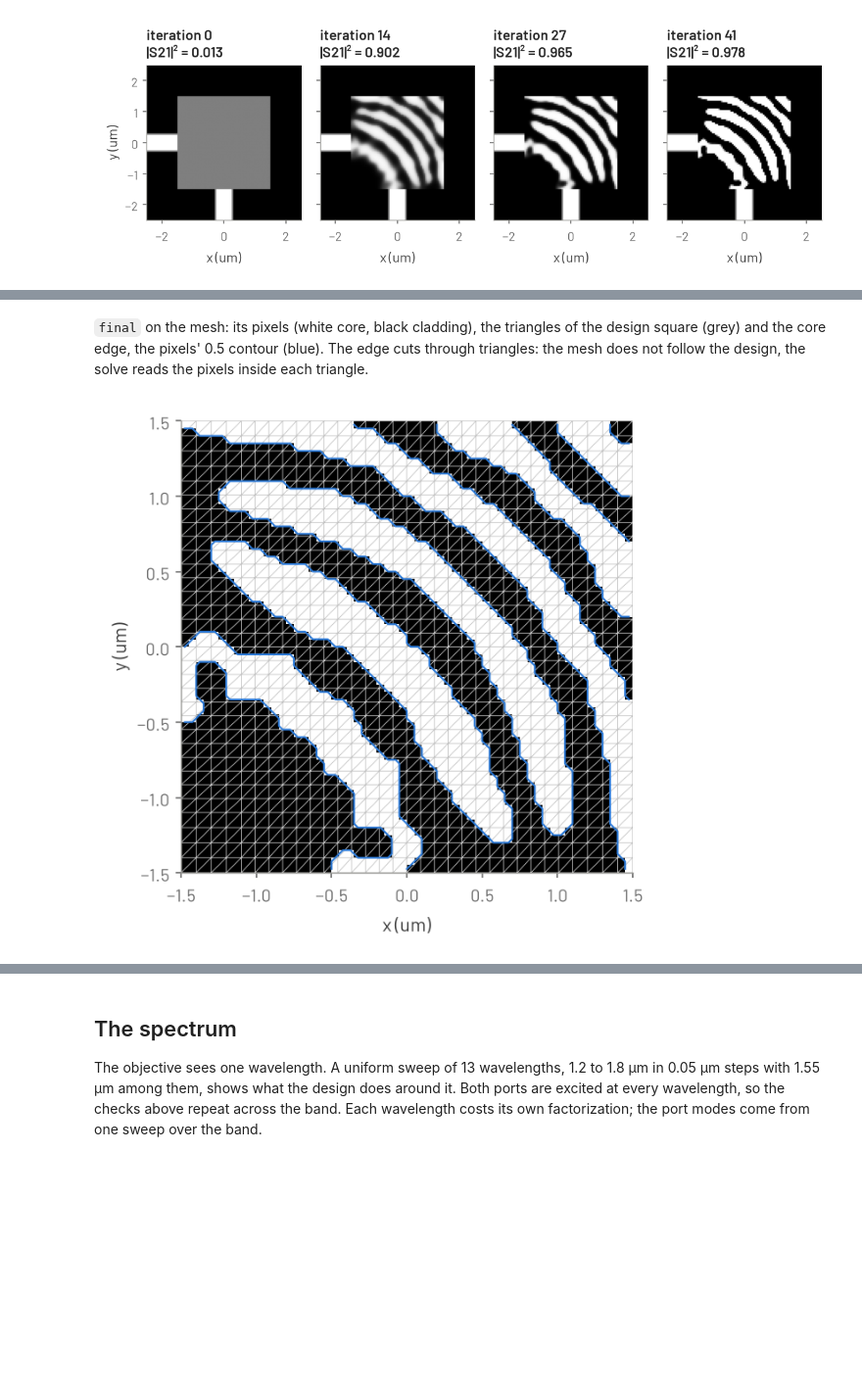
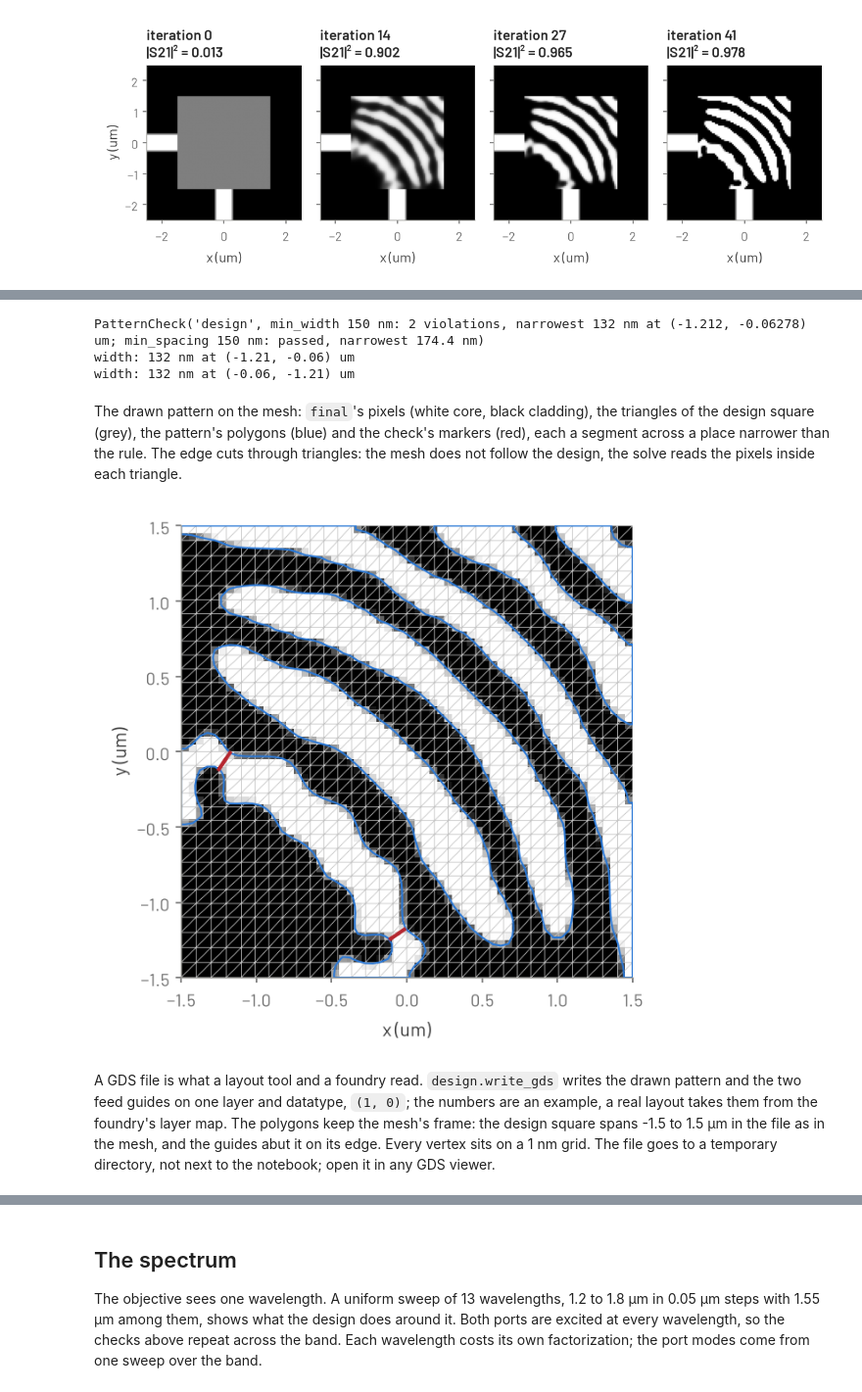
Before and after one commit to EMinsight/gfem, a Jupyter notebook: docs/tutorials/bend.ipynb, the cells around one changed output, grey strips where cells are left out. Shown at 98% size. Cells and saved outputs as stored; diff of their text form; code cells hidden in the pictures; blank space fills up the shorter version.

```diff
--- a/docs/tutorials/bend.ipynb
+++ b/docs/tutorials/bend.ipynb
@@ -429,13 +458,13 @@ stays fractional along material edges, since it interpolates the pixels bilinear
 # %%
 last = physical(rho, BETAS[-1])
-final = (last > 0.5).astype(float)
+drawn = grid.pattern(blur(0.5 * (rho + rho.T)), eta=0.5)  # the filtered density
+final = grid.area_fraction(drawn)
 s_final = s_matrix(final)
-t_final = transmission(s_final)
+t_pattern = transmission(s_final)
 binary = float(jnp.mean((last < 0.05) | (last > 0.95)))
-core = float(final.mean())
-print(
-    f"iteration {n_steps - 1}: |S21|^2 = {history[-1][0]:.4f} at beta = {BETAS[-1]:.0f}"
-)
-print(f"final: |S21|^2 = {t_final:.4f}, thresholded at 0.5, {core:.1%} core")
+print(drawn)
+print(f"iteration {n_steps - 1}: |S21|^2 = {t_last:.4f} at beta = {BETAS[-1]:.0f}")
+print(f"drawn pattern: |S21|^2 = {t_pattern:.4f}, {final.mean():.1%} core")
 print(f"{100 * binary:.1f} % of the pixels lie within 0.05 of 0 or 1")
+np.testing.assert_array_less(abs(t_pattern - t_last), 0.02)
 # %% [output]
@@ -445,29 +485,49 @@ final: |S21|^2 = 0.9752, thresholded at 0.5, 45.5% core
+# %%
+check = drawn.check(min_width=0.15 * um, min_spacing=0.15 * um)  # an example rule
+print(check)
+for site in check.violations:
+    x, y = site.location / um
+    print(f"{site.kind}: {site.distance / 1e-9:.0f} nm at ({x:.2f}, {y:.2f}) um")
+# %% [output]
+PatternCheck('design', min_width 150 nm: 2 violations, narrowest 132 nm at (-1.212, -0.06278) um; min_spacing 150 nm: passed, narrowest 174.4 nm)
+width: 132 nm at (-1.21, -0.06) um
+width: 132 nm at (-0.06, -1.21) um
 # %% [markdown]
-`final` on the mesh: its pixels (white core, black cladding), the triangles of the
-design square (grey) and the core edge, the pixels' 0.5 contour (blue). The edge
-cuts through triangles: the mesh does not follow the design, the solve reads the
-pixels inside each triangle.
+The drawn pattern on the mesh: `final`'s pixels (white core, black cladding), the
+triangles of the design square (grey), the pattern's polygons (blue) and the check's
+markers (red), each a segment across a place narrower than the rule. The edge cuts
+through triangles: the mesh does not follow the design, the solve reads the pixels
+inside each triangle.
 # %%
-DESIGN_EXTENT = (
-    np.array(
-        [
-            grid.origin[0],
-            grid.origin[0] + grid.shape[1] * grid.pitch,
-            grid.origin[1],
-            grid.origin[1] + grid.shape[0] * grid.pitch,
-        ]
-    )
-    / um
-)
+DESIGN_EXTENT = np.array(grid.bounds)[[0, 2, 1, 3]] / um  # xmin, xmax, ymin, ymax
+
+
+def draw_rings(ax, pattern, **style):
+    # Every ring of a layer pattern, outer edges and holes, in um.
+    for exterior, holes in pattern:
+        for ring in (exterior, *holes):
+            ax.plot(*ring.T / um, **style)
+
+
 fig, ax = plt.subplots(figsize=(4.5, 4.5))
 ax.imshow(final, origin="lower", extent=DESIGN_EXTENT, cmap="gray", vmin=0, vmax=1)
 design_triangles = mesh.volume_elements[mesh.elements("design")]
 ax.triplot(*nodes.T, design_triangles, color="#c4c4c4", lw=0.4)
-for line in contour_generator(grid.x / um, grid.y / um, final).lines(0.5):
-    ax.plot(*line.T, color="C0", ls="-", lw=1)
+draw_rings(ax, drawn, color="C0", ls="-", lw=1)
+for site in check.violations:
+    for marker in site.markers:
+        ax.plot(*marker.T / um, color="#b5262f", lw=2)
 ax.set_xlim(DESIGN_EXTENT[:2])
 ax.set_ylim(DESIGN_EXTENT[2:])
 ax.set_xlabel("x (um)")
 ax.set_ylabel("y (um)");
 # %% [output]
-[figure, old version]
+[figure, new version]
+# %% [markdown]
+A GDS file is what a layout tool and a foundry read. `design.write_gds` writes the
+drawn pattern and the two feed guides on one layer and datatype, `(1, 0)`; the
+numbers are an example, a real layout takes them from the foundry's layer map. The
+polygons keep the mesh's frame: the design square spans -1.5 to 1.5 µm in the file
+as in the mesh, and the guides abut it on its edge. Every vertex sits on a 1 nm
+grid. The file goes to a temporary directory, not next to the notebook; open it in
+any GDS viewer.
```
Also changed, not shown: parts of 24 cells of this notebook, 13 other files.
